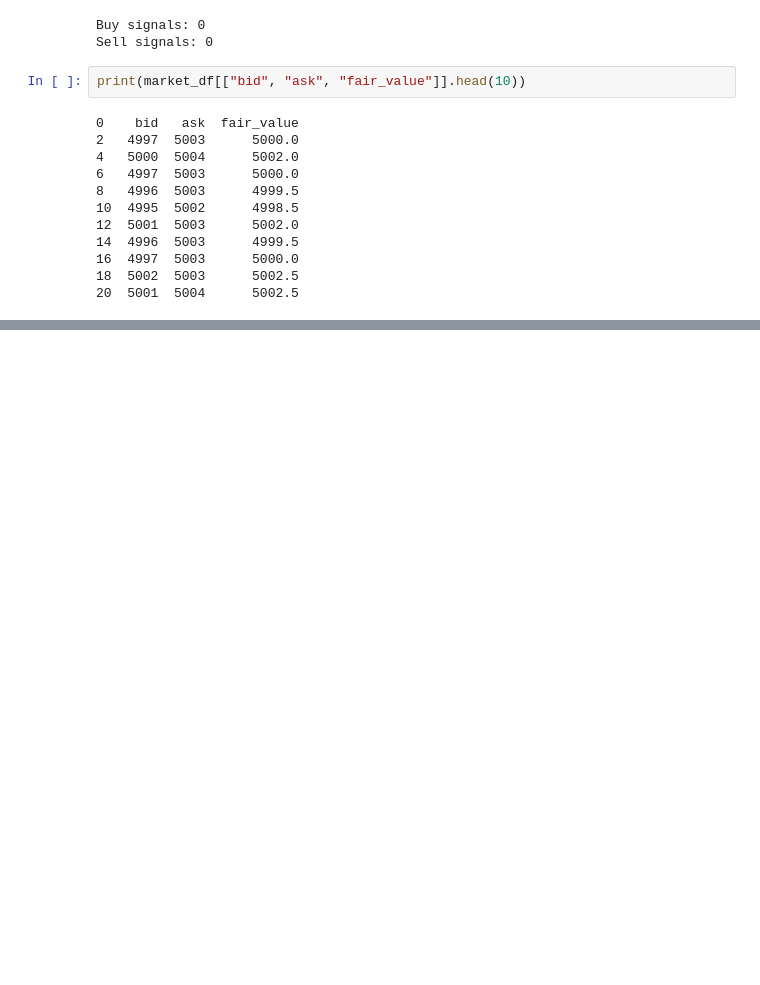
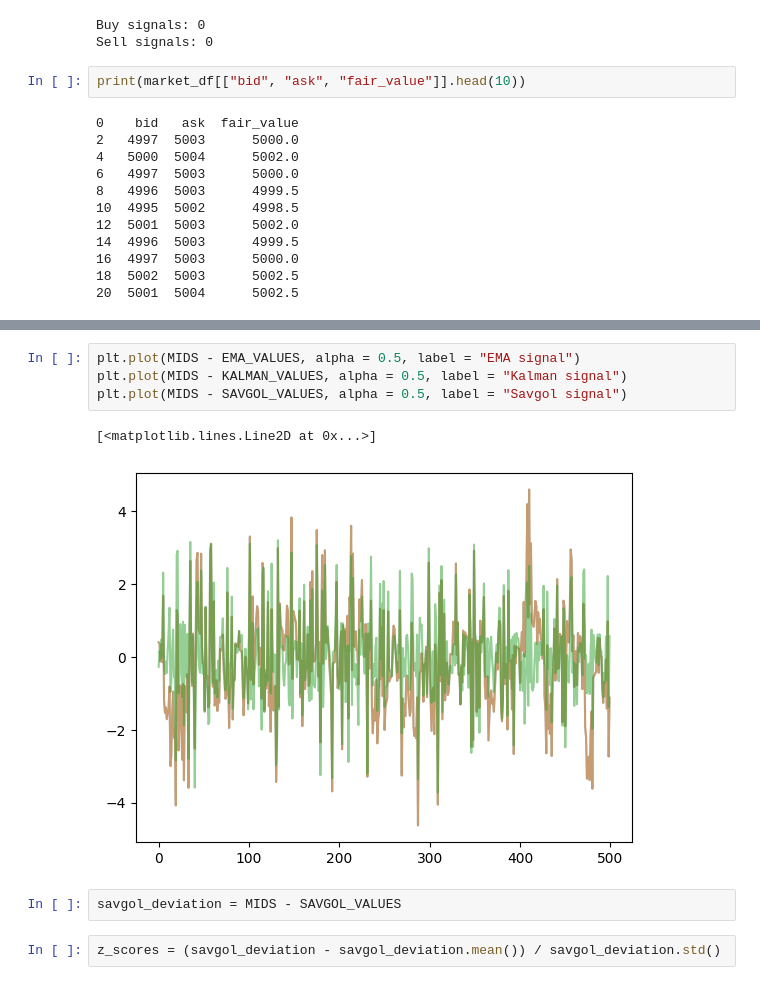
Before and after one commit to antek0308/IMC_strategy_prep, a Jupyter notebook: Round_1.ipynb, the cells around one changed output, grey strips where cells are left out. Drawn from its saved outputs; the diff is of its cells as text; blank space fills up the shorter version.

```diff
--- a/Round_1.ipynb
+++ b/Round_1.ipynb
@@ -167,0 +164,11 @@ Although the strategy is straightforward, it allowed us to understand how market
+# %%
+plt.plot(MIDS - EMA_VALUES, alpha = 0.5, label = "EMA signal")
+plt.plot(MIDS - KALMAN_VALUES, alpha = 0.5, label = "Kalman signal")
+plt.plot(MIDS - SAVGOL_VALUES, alpha = 0.5, label = "Savgol signal")
+# %% [output]
+[<matplotlib.lines.Line2D at 0x...>]
+[figure, added]
+# %%
+savgol_deviation = MIDS - SAVGOL_VALUES
+# %%
+z_scores = (savgol_deviation - savgol_deviation.mean()) / savgol_deviation.std()
```
Also changed, not shown: parts of 24 cells of this notebook.
